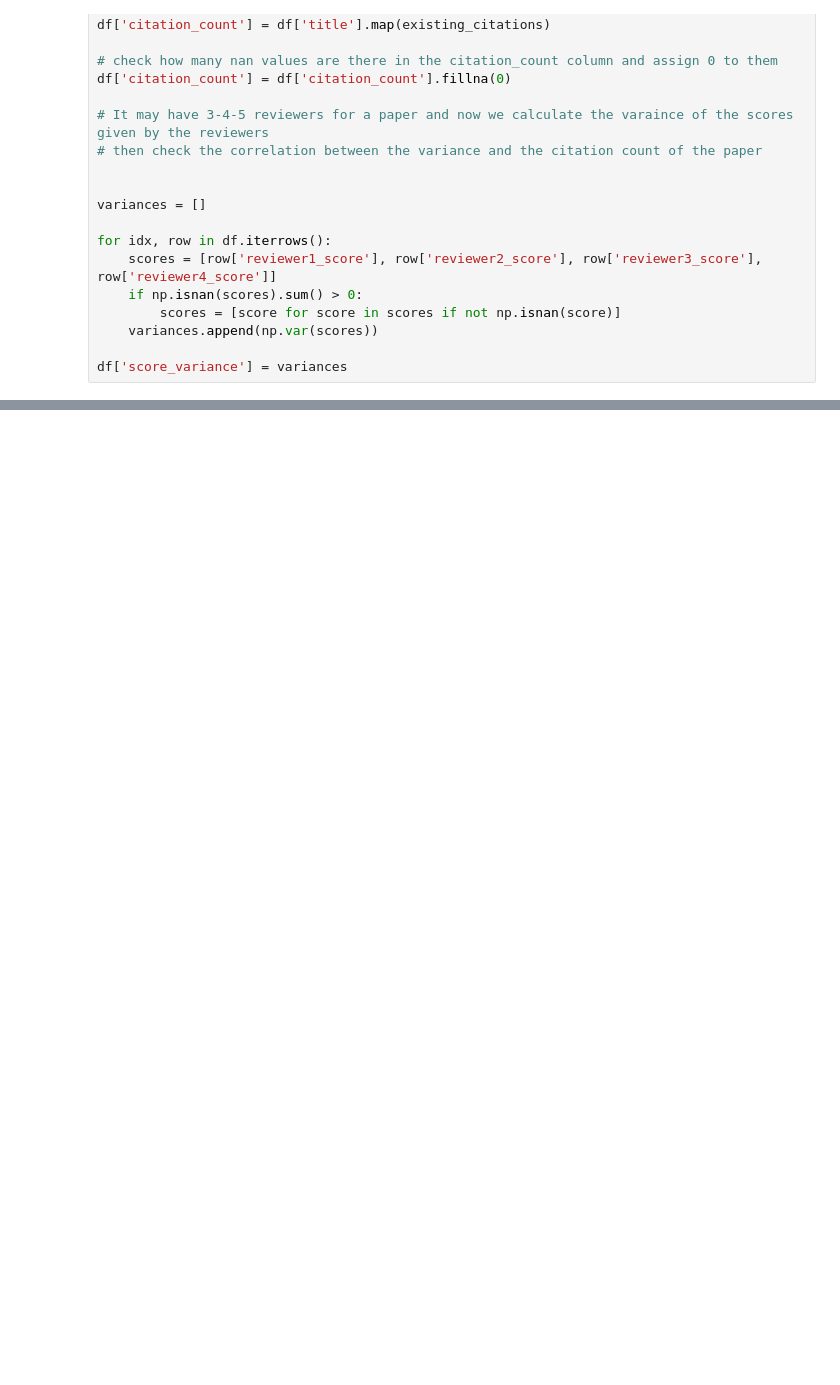
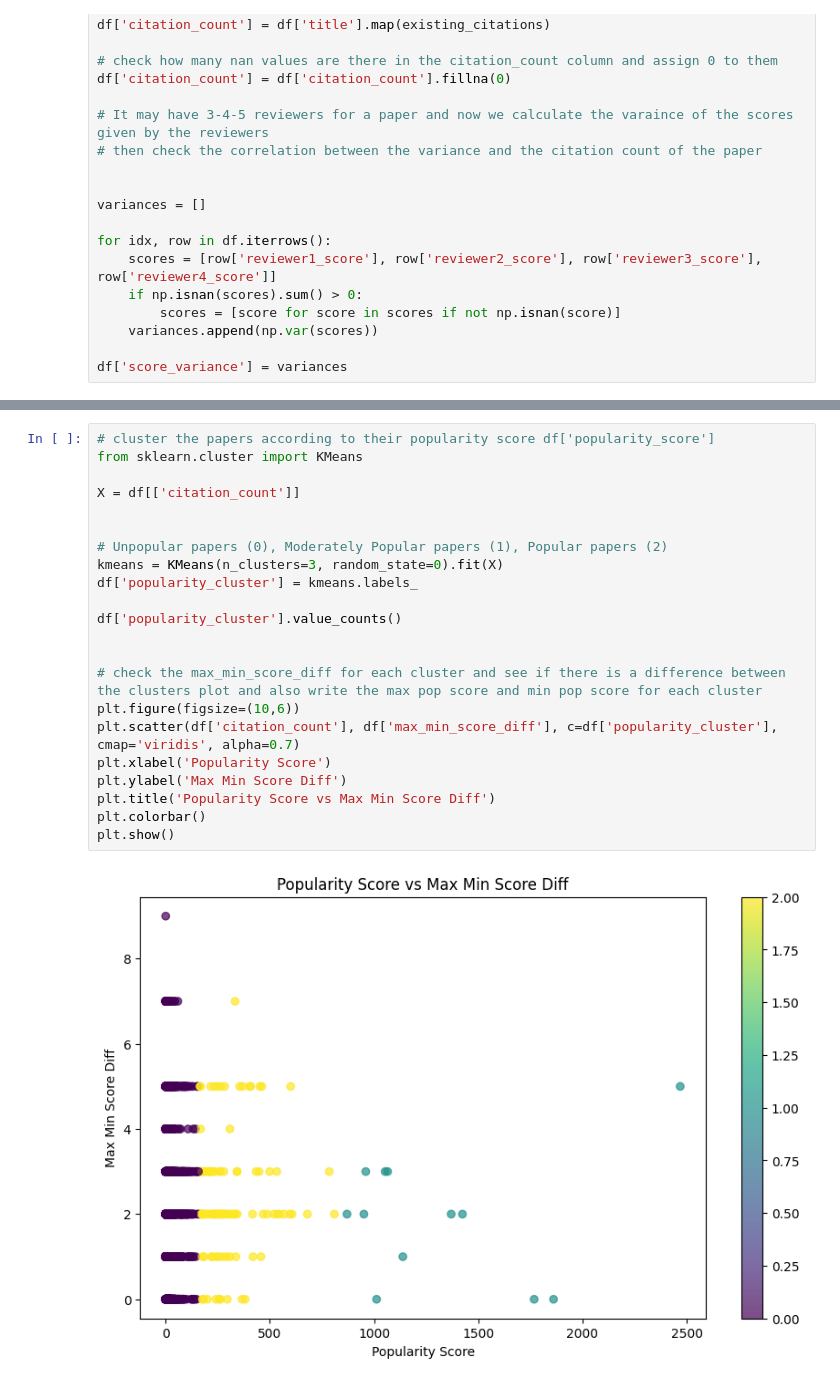
Before and after one commit to halilfarukkaragoz/data-literacy-group16, a Jupyter notebook: halil/citatıon_analysis.ipynb, the cells around one changed output, grey strips where cells are left out. Drawn from its saved outputs; the diff is of its cells as text; blank space fills up the shorter version.

```diff
--- a/halil/citatıon_analysis.ipynb
+++ b/halil/citatıon_analysis.ipynb
@@ -446,0 +533,24 @@ plt.scatter(df['decision_numeric'], df['citation_count'])
+# %%
+# cluster the papers according to their popularity score df['popularity_score']
+from sklearn.cluster import KMeans
+
+X = df[['citation_count']]
+
+
+# Unpopular papers (0), Moderately Popular papers (1), Popular papers (2)
+kmeans = KMeans(n_clusters=3, random_state=0).fit(X)
+df['popularity_cluster'] = kmeans.labels_
+
+df['popularity_cluster'].value_counts()
+
+
+# check the max_min_score_diff for each cluster and see if there is a difference between the clusters plot and also write the max pop score and min pop score for each cluster
+plt.figure(figsize=(10,6))
+plt.scatter(df['citation_count'], df['max_min_score_diff'], c=df['popularity_cluster'], cmap='viridis', alpha=0.7)
+plt.xlabel('Popularity Score')
+plt.ylabel('Max Min Score Diff')
+plt.title('Popularity Score vs Max Min Score Diff')
+plt.colorbar()
+plt.show()
+# %% [output]
+[figure, added]
```
Also changed, not shown: parts of 25 cells of this notebook, 3 other files.
